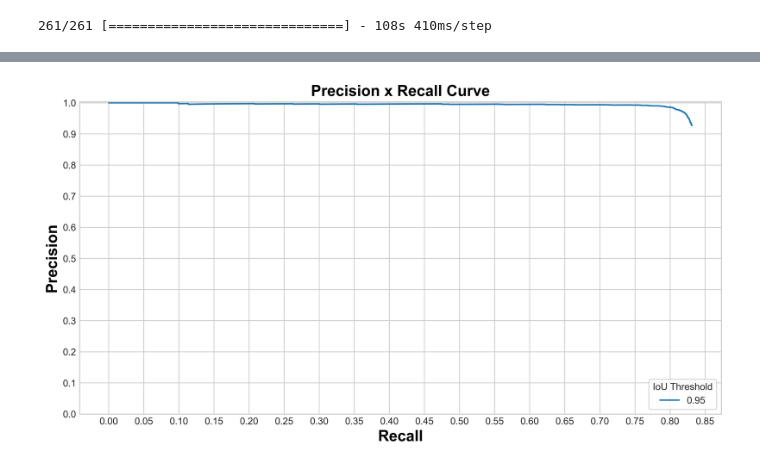
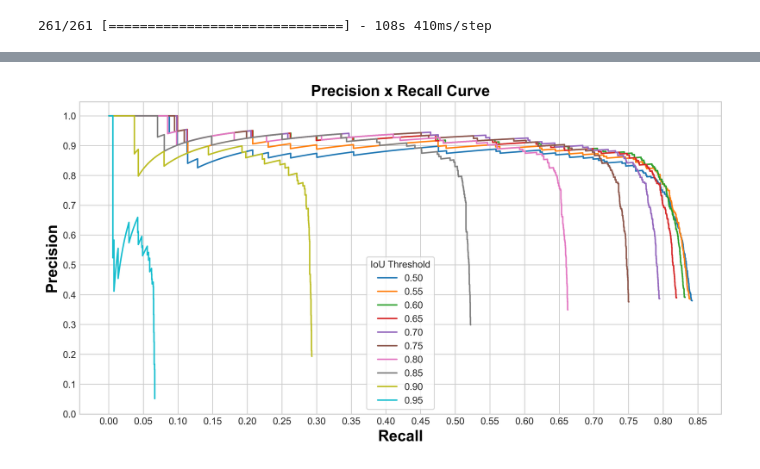
Before and after one commit to prajeshshrestha/Minor-Project-Monument-Detection, a Jupyter notebook: PR-Curve and mAP Scores.ipynb, the cells around one changed output, grey strips where cells are left out. Drawn from its saved outputs; the diff is of its cells as text; code cells hidden in the pictures.

```diff
--- a/PR-Curve and mAP Scores.ipynb
+++ b/PR-Curve and mAP Scores.ipynb
@@ -82,0 +85,2 @@ pred_bboxes, pred_labels, pred_scores = ssd_decoder_model.predict(test_data, ste
+# %%
+stats = eval_utils.evaluate_predictions(test_data, pred_bboxes, pred_labels, pred_scores, labels, batch_size)
@@ -82,0 +89,5 @@ pred_bboxes, pred_labels, pred_scores = ssd_decoder_model.predict(test_data, ste
+# %%
+plt.figure(figsize = (16, 10), dpi = 120)
+for i in range(1, len(labels)):
+    plt.plot(stats[i]['recall'], stats[i]['precision'])
+plt.show()
@@ -191,17 +223,20 @@ PR_Curve()
 # %%
 plt.figure(figsize = (12, 6), dpi = 360)
 plt.style.use('seaborn-whitegrid')
 font = {'color': 'black', 'size': 16, 'weight': 'bold'}
 threshold_range = np.arange(0.5, 0.96, 0.05)
 
-plt.plot(recall_list[2], precision_list[2], label = "%.2f" % threshold_range[i])
-plt.xlabel('Recall', fontdict = font)
-plt.ylabel('Precision', fontdict = font)
-plt.title(f'Precision x Recall Curve', font)
-plt.legend(loc = 'lower right', title = 'IoU Threshold', frameon = True)
+for i in range(len(precision_list)):
+    plt.plot(recall_list[i], precision_list[i], label = "%.2f" % threshold_range[i])
+#     plt.scatter(recall_list[i], precision_list[i], s = 8)
+    plt.xlabel('Recall', fontdict = font)
+    plt.ylabel('Precision', fontdict = font)
+    plt.title(f'Precision x Recall Curve', font)
+
+plt.legend(loc = 'best', title = 'IoU Threshold', frameon = True)
 plt.xticks(np.arange(0, 0.9, 0.05))
 plt.yticks(np.arange(0, 1.1, 0.1))
 # plt.savefig("Precision x Recall Curve-0.5 to 0.95.jpg", dpi = 360, bbox_inches = 'tight', pad_inches = 0.3)
 plt.show()
 # %% [output]
-[figure, old version]
+[figure, new version]
```
Also changed, not shown: parts of 12 cells of this notebook, 4 other files.
